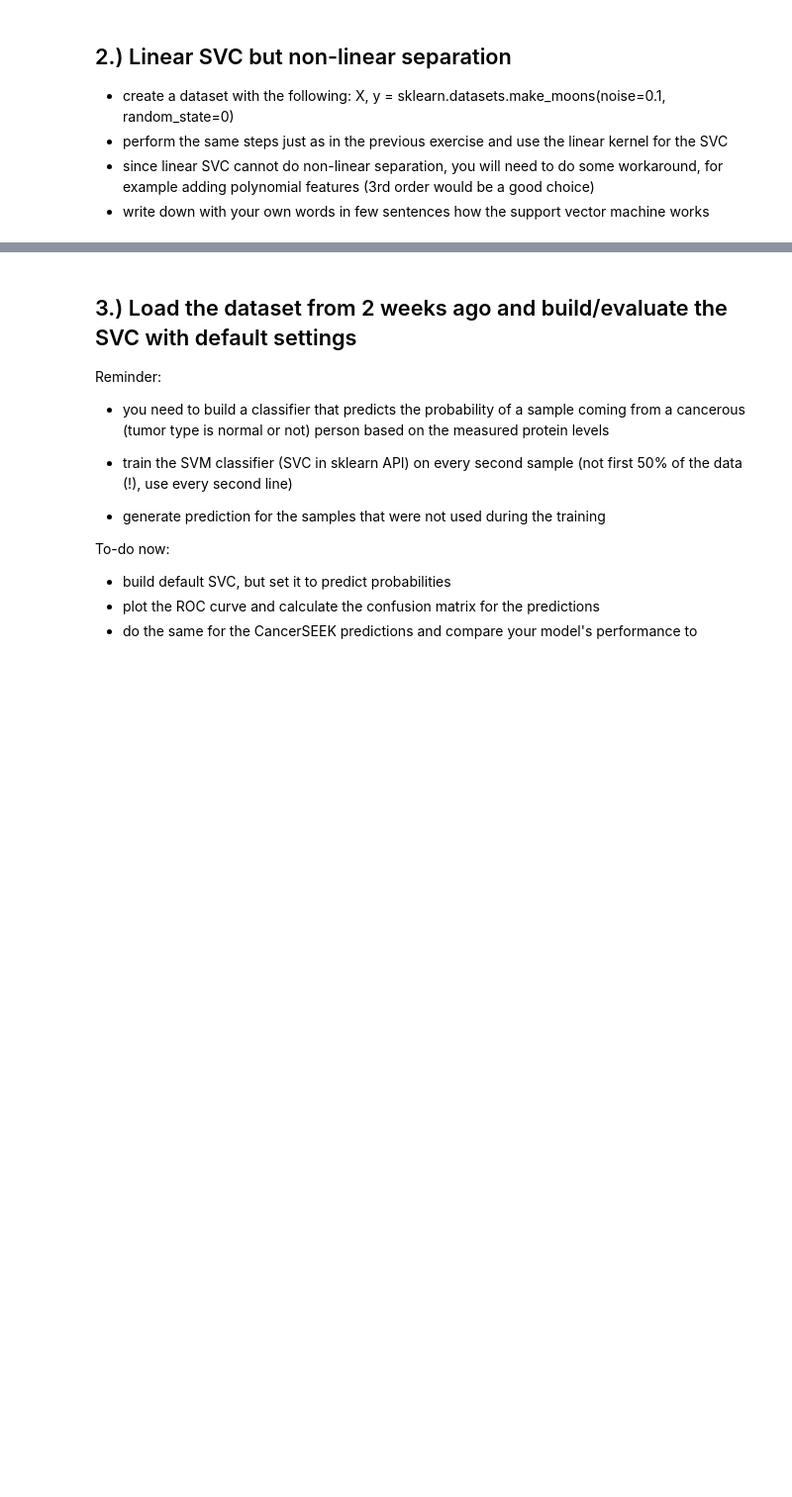
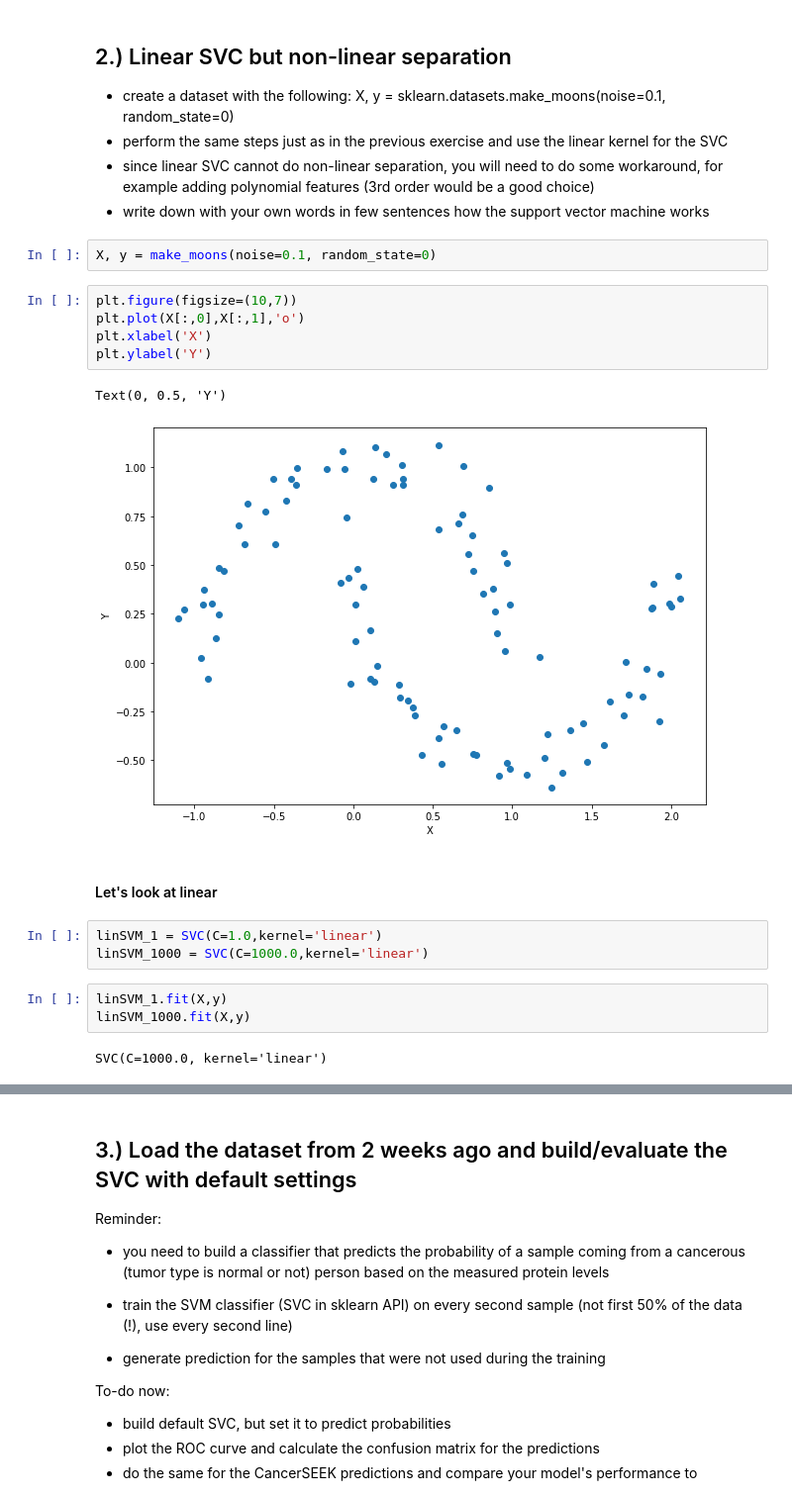
Before and after one commit to barnabasp/ML_Course, a Jupyter notebook: 7/hw7_bporfy.ipynb, the cells around one changed output, grey strips where cells are left out. Shown at 99% size. Drawn from its saved outputs; the diff is of its cells as text; blank space fills up the shorter version.

```diff
--- a/7/hw7_bporfy.ipynb
+++ b/7/hw7_bporfy.ipynb
@@ -128,3 +137,23 @@ From SKLearn page: "Regularization parameter. The strength of the regularization
 * perform the same steps just as in the previous exercise and use the linear kernel for the SVC
 * since linear SVC cannot do non-linear separation, you will need to do some workaround, for example adding polynomial features (3rd order would be a good choice)
 * write down with your own words in few sentences how the support vector machine works
+# %%
+X, y = make_moons(noise=0.1, random_state=0)
+# %%
+plt.figure(figsize=(10,7))
+plt.plot(X[:,0],X[:,1],'o')
+plt.xlabel('X')
+plt.ylabel('Y')
+# %% [output]
+Text(0, 0.5, 'Y')
+[figure, added]
+# %% [markdown]
+#### Let's look at linear
+# %%
+linSVM_1 = SVC(C=1.0,kernel='linear')
+linSVM_1000 = SVC(C=1000.0,kernel='linear')
+# %%
+linSVM_1.fit(X,y)
+linSVM_1000.fit(X,y)
+# %% [output]
+SVC(C=1000.0, kernel='linear')
```
Also changed, not shown: parts of 43 cells of this notebook, 1 other file.
